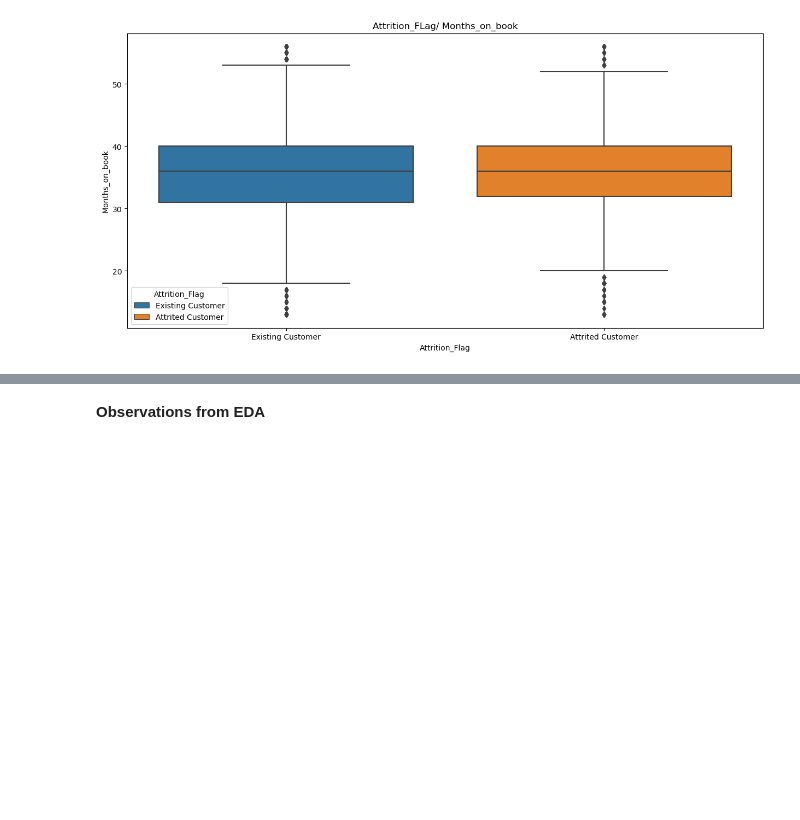
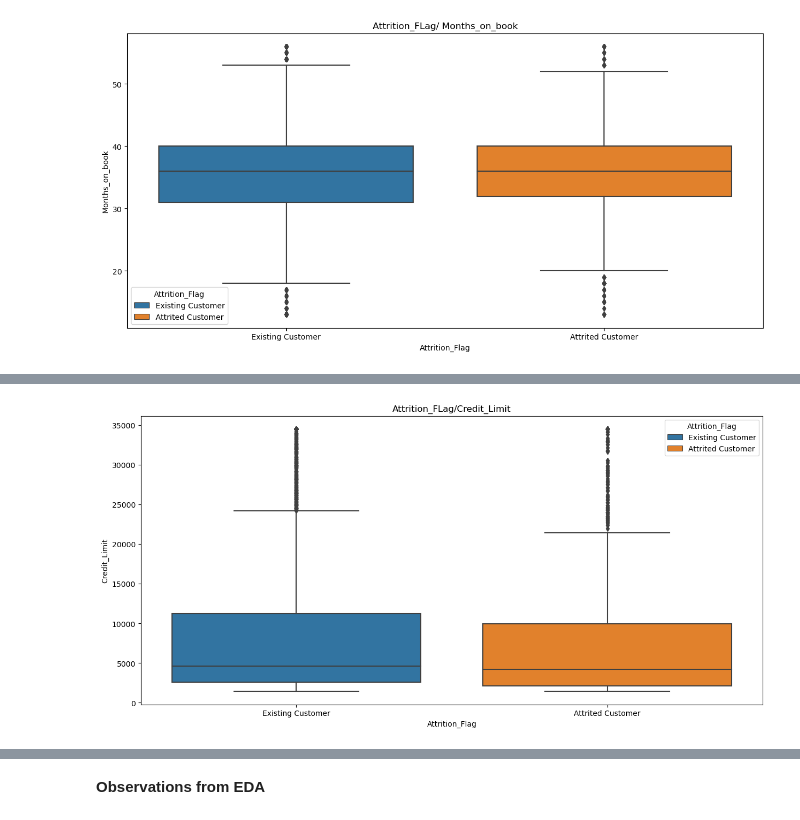
Before and after one commit to Drew75austin/Churn_Project, a Jupyter notebook: ETMT_Project_LearnerNotebook_FullCode (1).ipynb, the cells around one changed output, grey strips where cells are left out. Saved outputs shown, nothing was run; the diff lists cells and outputs as text; code cells hidden in the pictures; blank space fills up the shorter version.

```diff
--- a/ETMT_Project_LearnerNotebook_FullCode (1).ipynb
+++ b/ETMT_Project_LearnerNotebook_FullCode (1).ipynb
@@ -677,0 +731,5 @@ box_plot("Attrition_Flag","Months_on_book","Months_on_book","Attrition_Flag","At
+# %%
+# Plot Contacts count by Attrition FLag
+box_plot("Attrition_Flag","Credit_Limit","Credit_Limit","Attrition_Flag","Attrition_FLag/Credit_Limit","Attrition_Flag")
+# %% [output]
+[figure, added]
```
Also changed, not shown: parts of 25 cells of this notebook.
